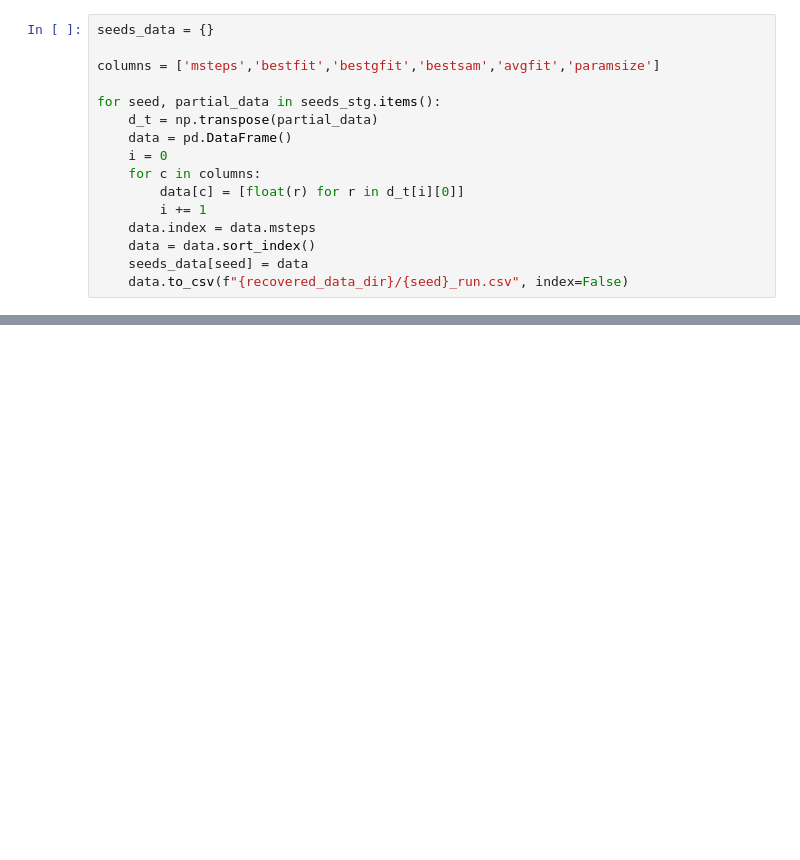
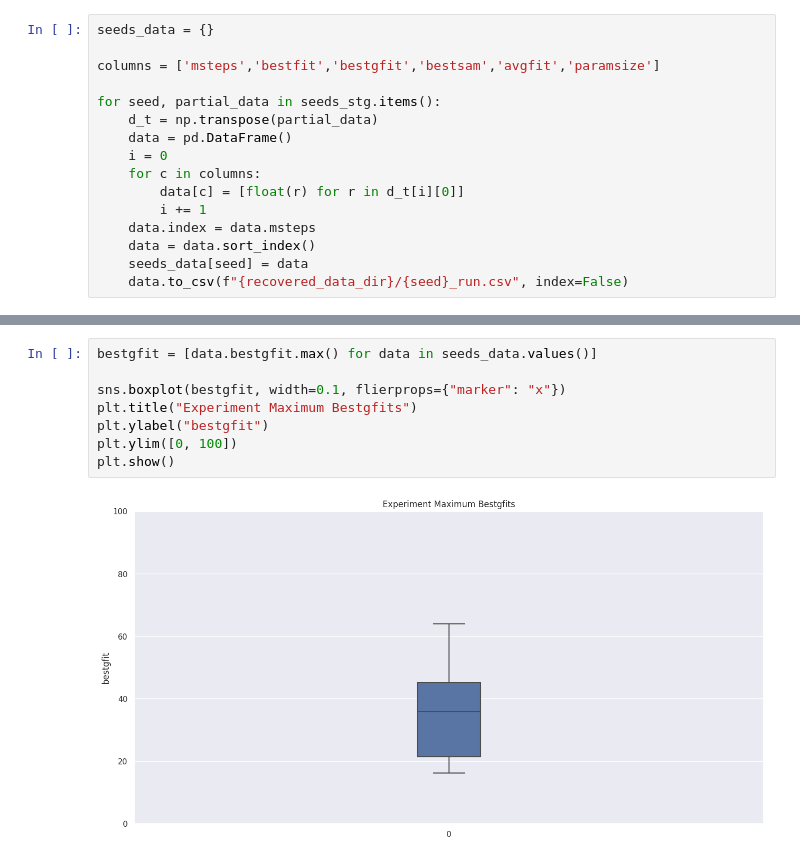
Before and after one commit to curriculum-guys/data-analysis, a Jupyter notebook: recovery/evolution-recovery.ipynb, the cells around one changed output, grey strips where cells are left out. Cells and saved outputs as stored; diff of their text form; blank space fills up the shorter version.

```diff
--- a/recovery/evolution-recovery.ipynb
+++ b/recovery/evolution-recovery.ipynb
@@ -84,0 +88,10 @@ See the caveats in the documentation: https://pandas.pydata.org/pandas-docs/stab
+# %%
+bestgfit = [data.bestgfit.max() for data in seeds_data.values()]
+
+sns.boxplot(bestgfit, width=0.1, flierprops={"marker": "x"})
+plt.title("Experiment Maximum Bestgfits")
+plt.ylabel("bestgfit")
+plt.ylim([0, 100])
+plt.show()
+# %% [output]
+[figure, added]
```
Also changed, not shown: parts of 1 cell of this notebook.
